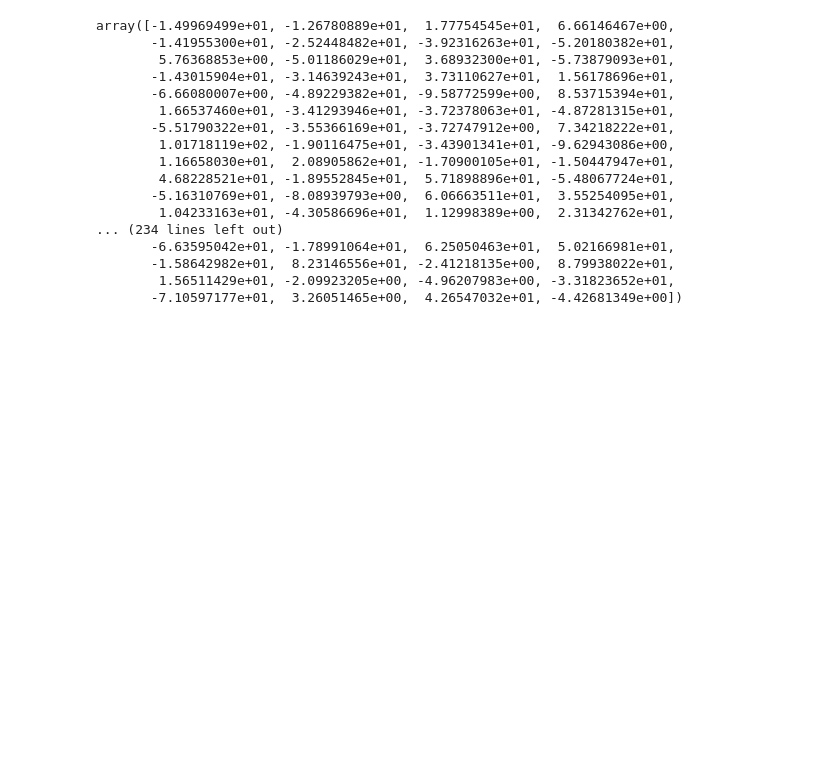
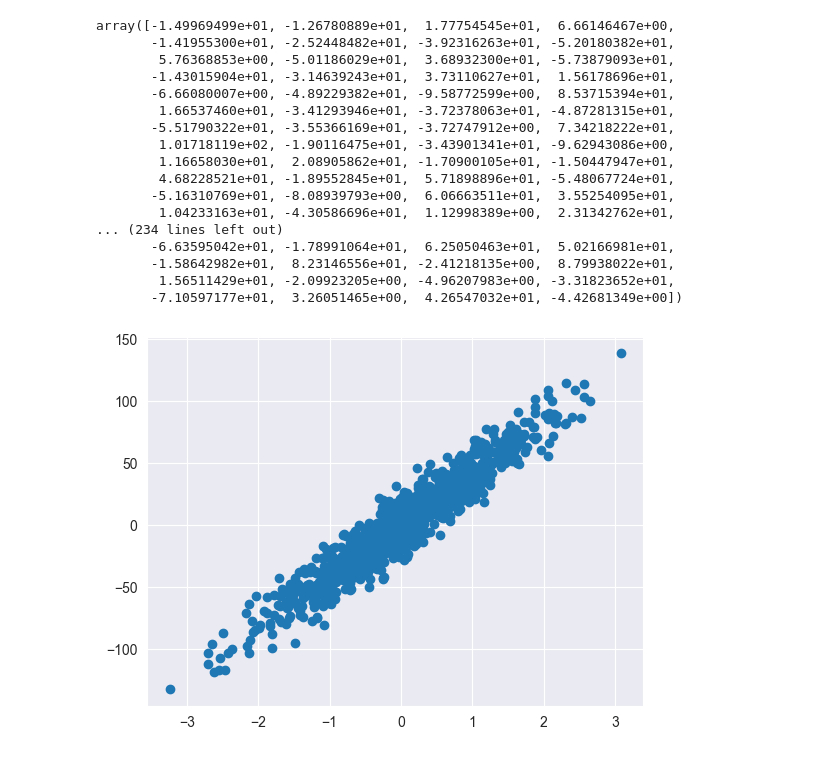
Before and after one commit to itssahilwhat/AI-Fundamentals, a Jupyter notebook: K Nearest Neigbour/KNN Regressor.ipynb, the cells around one changed output. Saved outputs shown, nothing was run; the diff lists cells and outputs as text; code cells hidden in the pictures; blank space fills up the shorter version.

```diff
--- a/K Nearest Neigbour/KNN Regressor.ipynb
+++ b/K Nearest Neigbour/KNN Regressor.ipynb
@@ -34,0 +37,5 @@ array([-1.49969499e+01, -1.26780889e+01,  1.77754545e+01,  6.66146467e+00,
+# %%
+plt.scatter(X[:, 0], y)
+plt.show()
+# %% [output]
+[figure, added]
```
Also changed, not shown: parts of 5 cells of this notebook.
